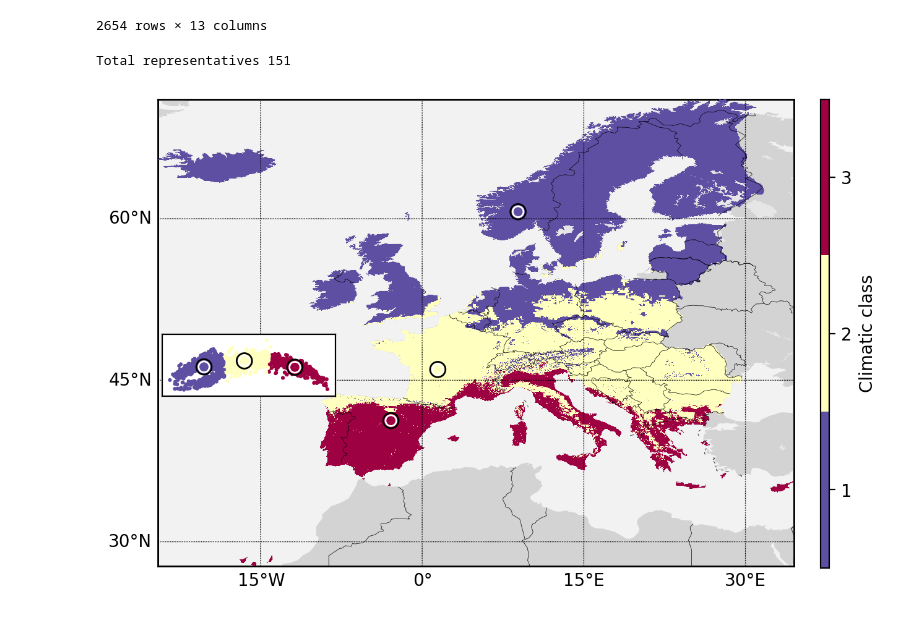
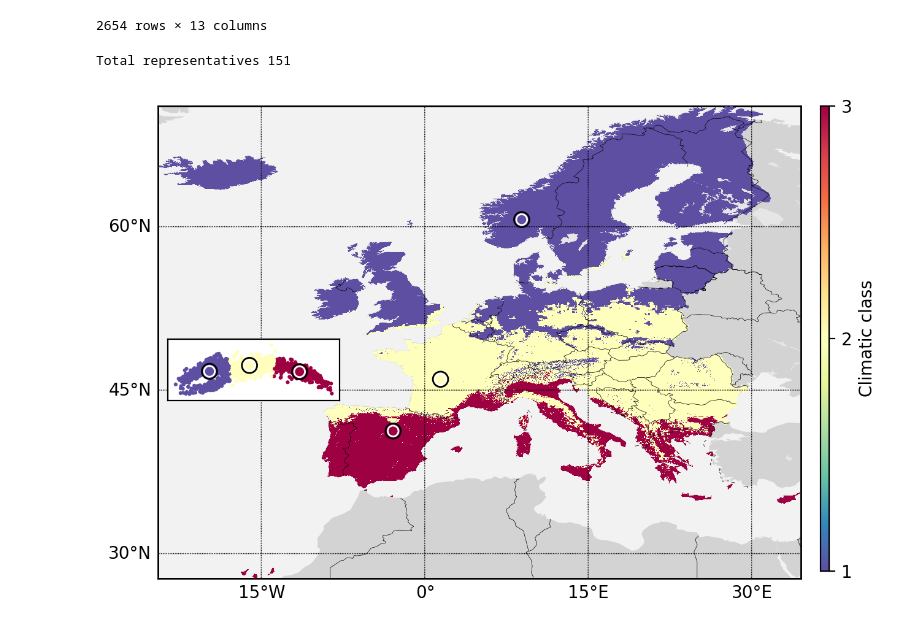
Before and after one commit to ismedina/climatic-zones-pv, a Jupyter notebook: analysis-europe-daily-G.ipynb, the cells around one changed output. Saved outputs shown, nothing was run; the diff lists cells and outputs as text; code cells hidden in the pictures.

```diff
--- a/analysis-europe-daily-G.ipynb
+++ b/analysis-europe-daily-G.ipynb
@@ -12,8 +12,9 @@ import os
 mpl.rcParams['figure.dpi'] = 100
 %load_ext autoreload
 %autoreload 2
+savefig = False
 
-datapath = "data/"
+datapath = "data/climatic-zones-pv/"
 figpath = "fig/"
 if not os.path.isdir(figpath):
     os.mkdir(figpath)
@@ -185,41 +190,42 @@ coords = df.lat.min(), df.lat.max(), df.lon.min(), df.lon.max()
 ax = utils.drawmap(ax, coords, projection = "cyl", step_grid = 15)
 
 # cmap = "Spectral_r"
-cmap = plt.cm.get_cmap("Spectral_r", Nclusters)
+cmap = mpl.colormaps["Spectral_r"]
+
 # cmap = "turbo"
 clim = (0,1)
 img,extent = utils.rasterize(df.lat, df.lon, cl+1)
 ims = plt.imshow(img, origin = "lower", cmap = cmap, extent = extent,
-        interpolation = "nearest", zorder = 3, clim = (0.5, Nclusters+0.5))
+        interpolation = "nearest", zorder = 3, clim = (1, Nclusters))
 
 # Show centroids on map
 
-ax.scatter(df.lon[ind], df.lat[ind], c = np.arange(Nclusters), marker = "o", edgecolor = "k", linewidth = 1, cmap = cmap, s = 80, clim = (-1, 6), zorder = 100)
-ax.scatter(df.lon[ind], df.lat[ind], c = np.arange(Nclusters), marker = "o", edgecolor = "w", linewidth = 1, cmap = cmap, s = 40, clim = (-1, 6), zorder = 200)
+ax.scatter(df.lon[ind], df.lat[ind], c = np.arange(Nclusters), marker = "o", edgecolor = "k", linewidth = 1, cmap = cmap, s = 80, clim = (0, Nclusters-1), zorder = 100)
+ax.scatter(df.lon[ind], df.lat[ind], c = np.arange(Nclusters), marker = "o", edgecolor = "w", linewidth = 1, cmap = cmap, s = 40, clim = (0, Nclusters-1), zorder = 200)
 
 subax = fig.add_axes([0.15,0.4,0.2, 0.1])
 subax.axis("equal")
 subax.set_xticks([])
 subax.set_yticks([])
 
 cl_s = ((datai_s.reshape(-1, 1, dim) - c.reshape(1, -1, dim))**2).sum(-1).argmin(axis=1).reshape(-1)
 
 subax.scatter(datai_s[:,0], datai_s[:,1], c = cl_s, s = 5, cmap = cmap, edgecolor = "none")
 
-subax.scatter(c[:,0], c[:,1], c = np.arange(Nclusters), marker = "o", edgecolor = "k", linewidth = 1, cmap = cmap, s = 80, clim = (-1, 6))
-subax.scatter(c[:,0], c[:,1], c = np.arange(Nclusters), marker = "o", edgecolor = "w", linewidth = 1, cmap = cmap, s = 40, clim = (-1, 6))
+subax.scatter(c[:,0], c[:,1], c = np.arange(Nclusters), marker = "o", edgecolor = "k", linewidth = 1, cmap = cmap, s = 80, clim = (0, Nclusters-1))
+subax.scatter(c[:,0], c[:,1], c = np.arange(Nclusters), marker = "o", edgecolor = "w", linewidth = 1, cmap = cmap, s = 40, clim = (0, Nclusters-1))
 # subax.legend(markerscale = 2, loc = (0,1.1), title = "Cluster id")
 
 subax.set_rasterization_zorder(1.5)
 
 # Classification bar
 clax = fig.add_axes((0.91,0.122, 0.01, 0.758))
 plt.colorbar(ims, cax = clax)
 clax.set_ylabel("Climatic class")
 clax.set_yticks(np.arange(1,Nclusters+1))
 
 
 plt.show()
 # %% [output]
 Total representatives 151
-[figure, old version]
+[figure, new version]
```
Also changed, not shown: parts of 3 cells of this notebook, 9 other files.
